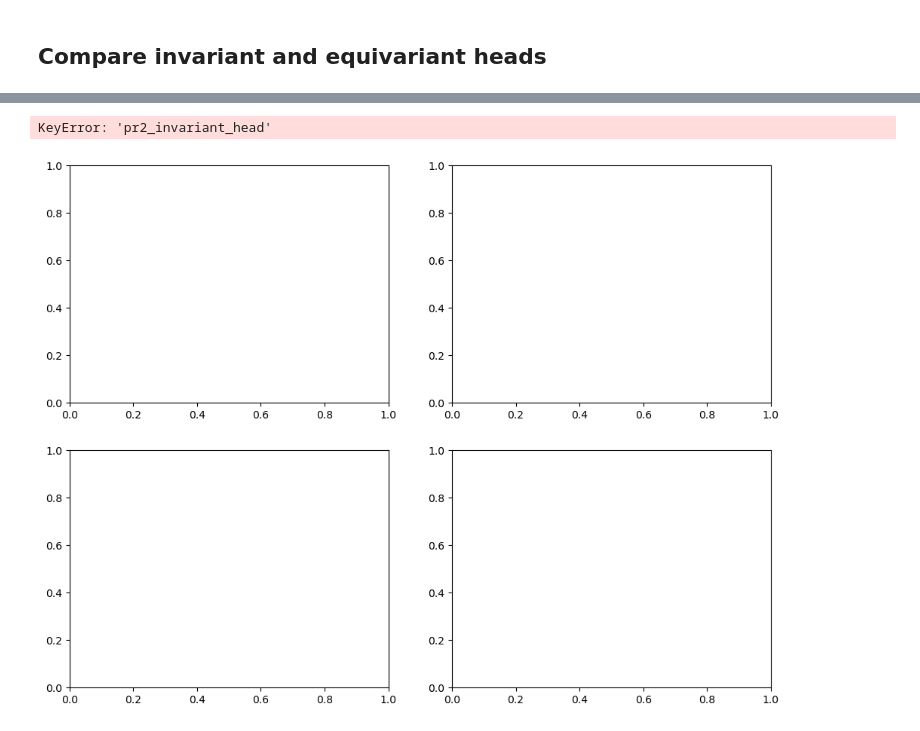
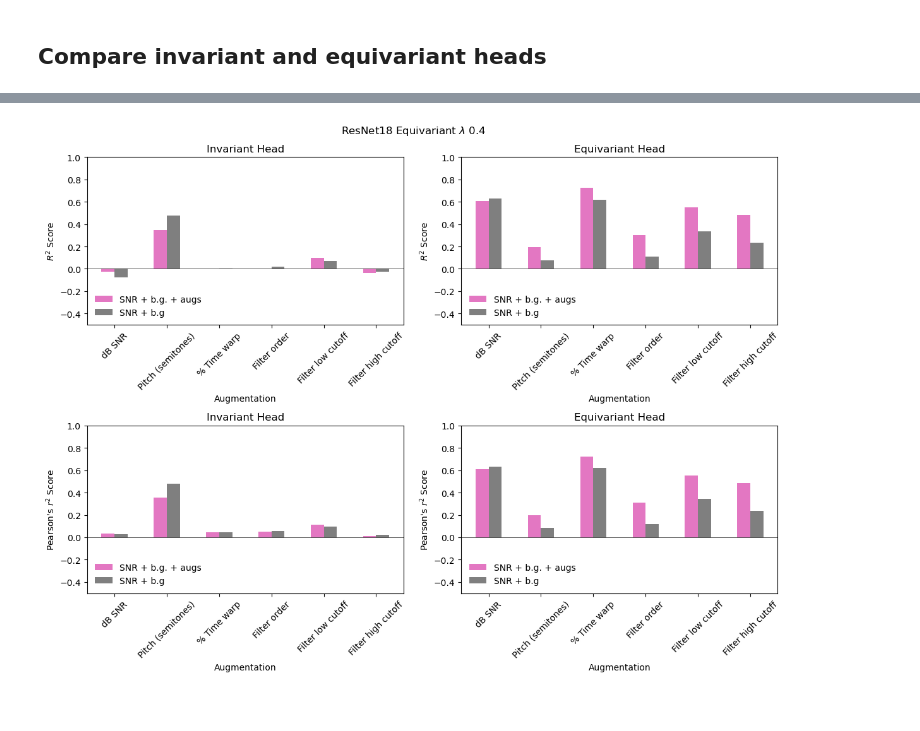
Before and after one commit to Feather-Lab/audio-ssl, a Jupyter notebook: notebooks/plot_parameter_decoding.ipynb, the cells around one changed output, grey strips where cells are left out. Saved outputs shown, nothing was run; the diff lists cells and outputs as text; code cells hidden in the pictures.

```diff
--- a/notebooks/plot_parameter_decoding.ipynb
+++ b/notebooks/plot_parameter_decoding.ipynb
@@ -20,31 +20,36 @@ sys.path.append('../')
 ### Get results from dir
 
 param_decoding_results_dir = Path("parameter_decoding")
-results_pkls = list(param_decoding_results_dir.rglob("*_r2_decoding_values.pkl"))
+results_pkls = list(param_decoding_results_dir.rglob("*_r2_decoding_values*.pkl"))
 
 results_dfs = []
 for ix, file_path in enumerate(results_pkls):
     results_dict = pd.read_pickle(file_path)
     if 'pr2_invariant' not in results_dict.keys():
         continue
+    if  (file_path.stem.split('_')[-1] == '5e-01'):
+        results_df = pd.DataFrame.from_dict(results_dict)
+        results_df['parameter'] = results_df.index
+        results_df.reset_index(drop=True)
+        results_df['layer'] = file_path.stem.split('_r2')[0]
+        results_df['model'] = 'ResNet18' if 'resnet18' in str(file_path) else 'Kell2018'
+        eq_lmbda = file_path.parent.stem.split('eq_lmbda_')[-1]
+        if 'fixed' in eq_lmbda:
+            eq_lmbda = eq_lmbda.split('_')[0]
+        results_df['eq_lmbda'] = float(eq_lmbda)
 
-    results_df = pd.DataFrame.from_dict(results_dict)
-    results_df['parameter'] = results_df.index
-    results_df.reset_index(drop=True)
-    results_df['layer'] = file_path.stem.split('_r2')[0]
-    results_df['eq_lmbda'] = float(file_path.parent.stem.split('eq_lmbda_')[-1])
-    eq_model_base_name = file_path.parent.stem.split('equivariant_')[-1]
-    results_df['ssl_training'] = 'equi.: SNR + b.g.' if 'w_invar_augment' in eq_model_base_name else "equi.: SNR + b.g. + augment"
-    results_dfs.append(results_df)
+        eq_model_base_name = file_path.parent.stem.split('equivariant_')[-1]
+        results_df['ssl_training'] = 'equi.: SNR + b.g.' if 'w_invar_augment' in eq_model_base_name else "equi.: SNR + b.g. + augment"
+        results_dfs.append(results_df)
 
-    # if ix == 0:
-    #     # mock invariant scores from first model as lmbda = 0.0
-    invar_df = results_df.copy(deep=True)
-    invar_df['eq_lmbda'] = 0.0
-    invar_df['ssl_training'] = 'invar.'
-    invar_df['r2_equivariant'] = invar_df['r2_invariant']
-    invar_df['pr2_equivariant'] = invar_df['pr2_invariant']
-    results_dfs.append(invar_df)
+        # if ix == 0:
+        #     # mock invariant scores from first model as lmbda = 0.0
+        invar_df = results_df.copy(deep=True)
+        invar_df['eq_lmbda'] = 0.0
+        invar_df['ssl_training'] = 'invar.'
+        invar_df['r2_equivariant'] = invar_df['r2_invariant']
+        invar_df['pr2_equivariant'] = invar_df['pr2_invariant']
+        results_dfs.append(invar_df)
 
 
     # break
@@ -276,5 +338,5 @@ aug_data
 # %%
-eq_lmbda = 0.2
+eq_lmbda = 0.4
 
 
 no_aug_base = f'resnet18_barlow_equivariant_lmbda_1e-2_lr_2e-1_w_invar_augment_no_avgpool_eq_lmbda_{eq_lmbda:.0e}'
@@ -288,34 +350,33 @@ aug_pd_fname  = Path('parameter_decoding') / f"{w_aug_base}" / f"invar_equivar_s
 aug_data = pd.read_pickle(aug_pd_fname)
 
 
 fig, axs = plt.subplots(2, 2, figsize=(12,9))
 # axs = axs[0,:]
 # paxs = axs[1,:]
 
 bar_width = 0.25
 param_names = list(aug_data['pr2_invariant_head'].keys())
 bar_x = np.arange(len(param_names))
-tasks = ['invariant', 'equivariant']
+tasks = ['invariant_head', 'equivariant_head']
 
 for ix, head in enumerate(tasks):
     for jx, score in enumerate(['r2', 'pr2']):
         axs[jx, ix].bar(bar_x, aug_data[f"{score}_{head}"].values(), color='tab:pink', label='SNR + b.g. + augs', width=bar_width)
         axs[jx, ix].bar(bar_x + bar_width, no_aug_data[f"{score}_{head}"].values(), color='tab:grey', label='SNR + b.g', width=bar_width)
         axs[jx, ix].axhline(0, color='k', lw=0.5)
         axs[jx, ix].set_xticks(rotation=45, ticks=bar_x + (bar_width * 0.5), labels=param_names)
         axs[jx, ix].set_xlabel('Augmentation')
-        axs[jx, ix].legend(loc='upper left', frameon=False)
+        axs[jx, ix].legend(loc='lower left', frameon=False)
 
         if jx == 0:
             axs[jx, ix].set_ylabel("$R^2$ Score")
         else:
             axs[jx, ix].set_ylabel("Pearson's $r^2$ Score")
 
         axs[jx, ix].set_ylim(-0.5,1)
         axs[jx, ix].set_title(f"{head.replace('_', ' ').title()}")
 
 fig.suptitle(f"ResNet18 Equivariant $\\lambda$ {eq_lmbda}")
 plt.tight_layout()
 # %% [output]
-KeyError: 'pr2_invariant_head'
-[figure, old version]
+[figure, new version]
```
Also changed, not shown: parts of 16 cells of this notebook, 19 other files.
